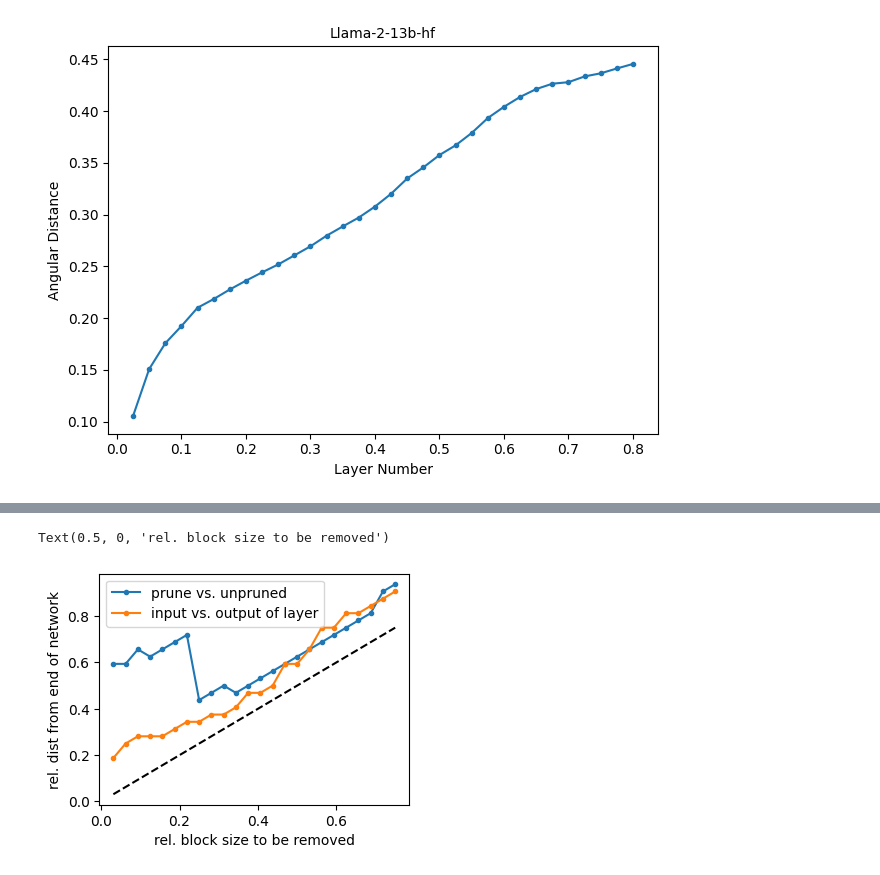
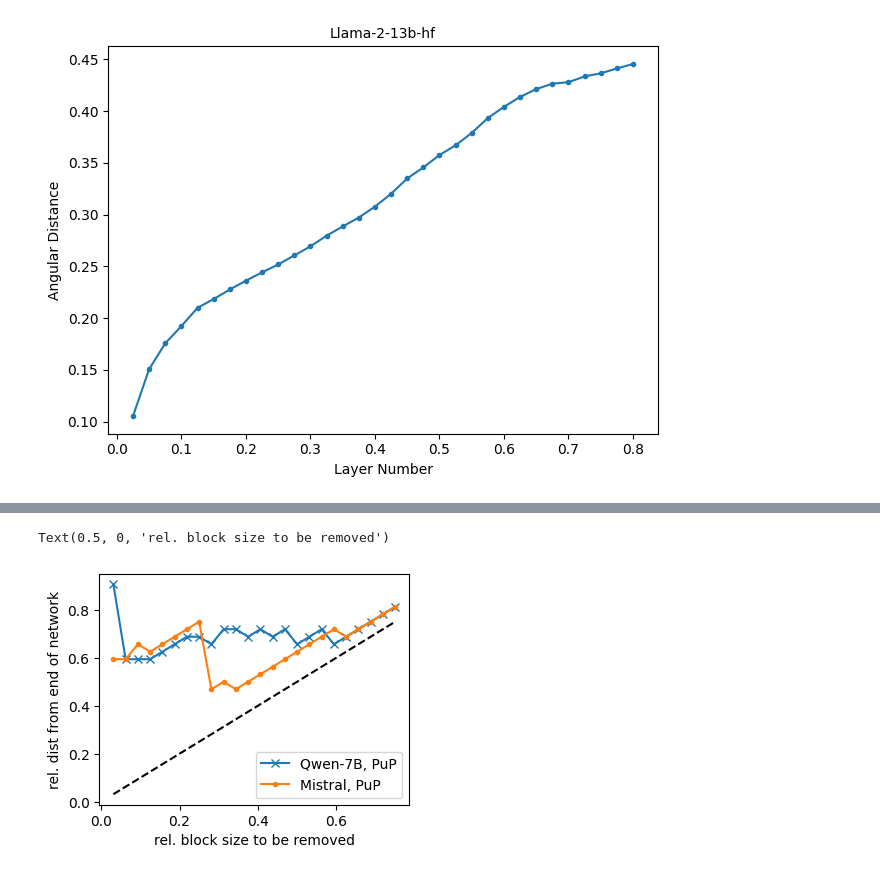
Before and after one commit to hassan-shap/llm-benchmarks, a Jupyter notebook: benchmarks_aws/cossim/pp_cossim.ipynb, the cells around one changed output, grey strips where cells are left out. Saved outputs shown, nothing was run; the diff lists cells and outputs as text; code cells hidden in the pictures.

```diff
--- a/benchmarks_aws/cossim/pp_cossim.ipynb
+++ b/benchmarks_aws/cossim/pp_cossim.ipynb
@@ -474,14 +491,16 @@ print(x_min_list)
 # %%
 x_plot = np.arange(1,25)/32
-x_min_mistral = [26, 24, 23, 23, 23, 22, 21, 21, 20, 20, 19, 17, 17, 16, 13, 13, 11, 8, 8, 6, 6, 5, 4, 3]
+x_min_mistral = [13, 13, 11, 12, 11, 10, 9, 8, 17, 16, 17, 16, 15, 14, 13, 12, 11, 10, 9, 10, 9, 8, 7, 6]
+x_min_qwen = [3, 13, 13, 13, 12, 11, 10, 10, 11, 9, 9, 10, 9, 10, 9, 11, 10, 9, 11, 10, 9, 8, 7, 6]
 
 plt.figure(figsize=(4,3))
-plt.plot(x_plot,1-np.array(x_min_list)/32,".-",label="prune vs. unpruned")
-plt.plot(x_plot,1-np.array(x_min_mistral)/32,".-", label="input vs. output of layer")
+plt.plot(np.arange(1,25)/32,1-np.array(x_min_qwen)/32,"x-",label="Qwen-7B, PuP")
+plt.plot(np.arange(1,25)/32,1-np.array(x_min_mistral)/32,".-",label="Mistral, PuP")
+# plt.plot(x_plot,1-np.array(x_min_in_layer_out)/32,".-", label="Layer IO")
 plt.plot(x_plot,x_plot,"k--")
 plt.legend()
 plt.ylabel("rel. dist from end of network")
 plt.xlabel("rel. block size to be removed")
 # %% [output]
 Text(0.5, 0, 'rel. block size to be removed')
-[figure, old version]
+[figure, new version]
```
Also changed, not shown: parts of 3 cells of this notebook, 28 other files.
